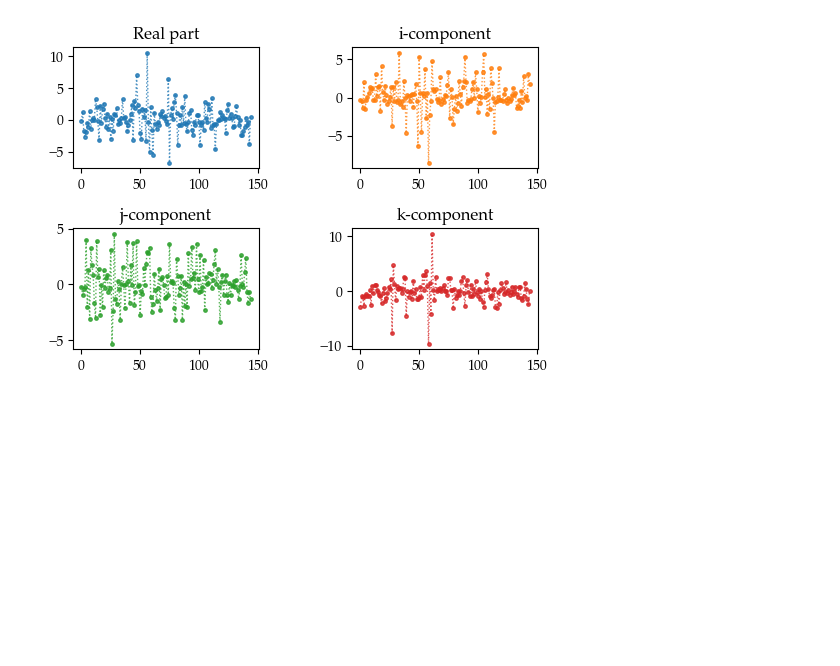
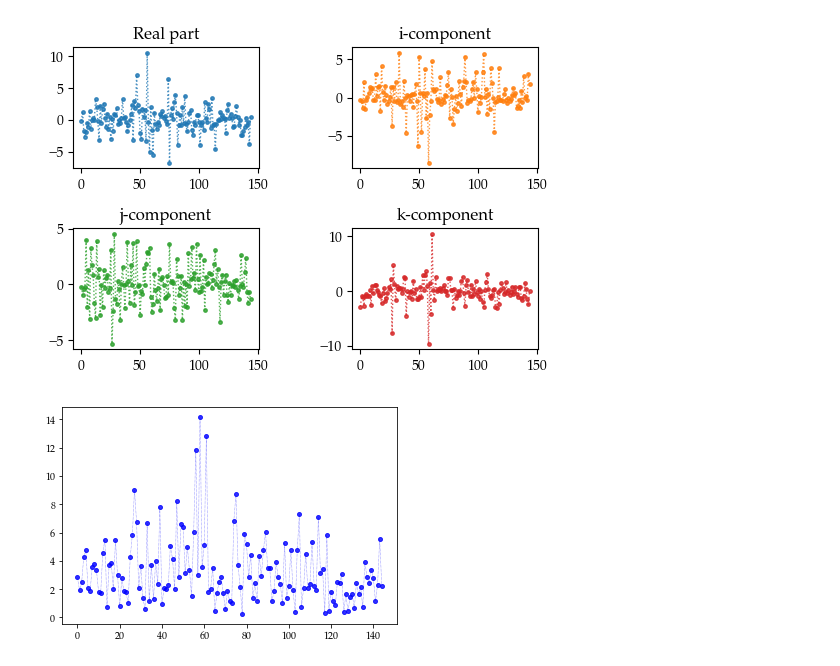
Before and after one commit to gboaviagem/gspx, a Jupyter notebook: notebooks/spectral_analysis.ipynb, the cells around one changed output. Saved outputs shown, nothing was run; the diff lists cells and outputs as text; code cells hidden in the pictures; blank space fills up the shorter version.

```diff
--- a/notebooks/spectral_analysis.ipynb
+++ b/notebooks/spectral_analysis.ipynb
@@ -98,11 +110,22 @@ plt.ylabel("Imag(eigvals)")
 plt.savefig('../../phd-thesis/thesis/Figures/uk_qgsp_tv2.pdf', dpi=300)
 plt.show()
 
-ss = qgft2.transform(s)
-fig = QuaternionSignal.show(ss, ordering=qgft2.idx_freq)
+ss2 = qgft2.transform(s)
+fig = QuaternionSignal.show(ss2, ordering=qgft2.idx_freq)
 fig.savefig('../../phd-thesis/thesis/Figures/uk_qgsp_spectrumsig_norm2.pdf', dpi=300)
 # %% [output]
 Running eigendecomposition of the shift operator.
 Sorting the frequencies based on Total Variation.
 [figure]
 [figure]
+# %%
+params = dict(
+    marker='.', markersize=8,
+    alpha=0.8, linestyle='dotted',
+    linewidth=0.5
+)
+fig = plt.figure()
+plt.plot(ss2.abs().ravel()[qgft2.idx_freq], color='b', **params)
+fig.savefig('../../phd-thesis/thesis/Figures/uk_ss2_abs.pdf', dpi=300)
+# %% [output]
+[figure, added]
```
Also changed, not shown: parts of 2 cells of this notebook, 2 other files.
